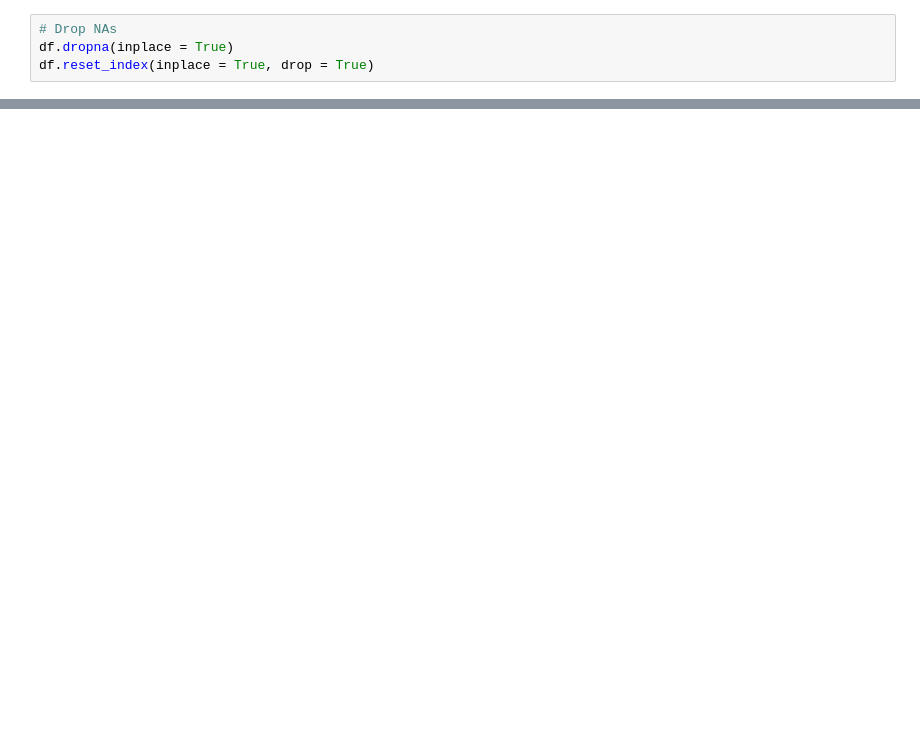
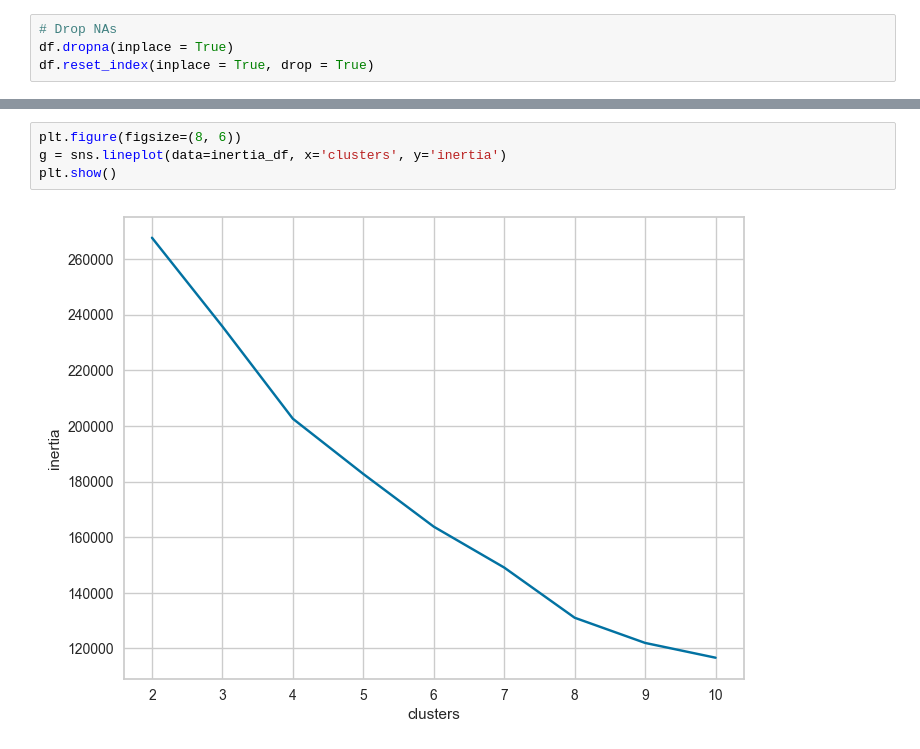
Before and after one commit to mzeugenia/AirBnB-in-NYC-Accommodation-Segmentation, a Jupyter notebook: AirBnB Customer segmentation.ipynb, the cells around one changed output, grey strips where cells are left out. Saved outputs shown, nothing was run; the diff lists cells and outputs as text; blank space fills up the shorter version.

```diff
--- a/AirBnB Customer segmentation.ipynb
+++ b/AirBnB Customer segmentation.ipynb
@@ -64,0 +106,6 @@ df.reset_index(inplace = True, drop = True)
+# %%
+plt.figure(figsize=(8, 6))
+g = sns.lineplot(data=inertia_df, x='clusters', y='inertia')
+plt.show()
+# %% [output]
+[figure, added]
```
Also changed, not shown: parts of 18 cells of this notebook.
